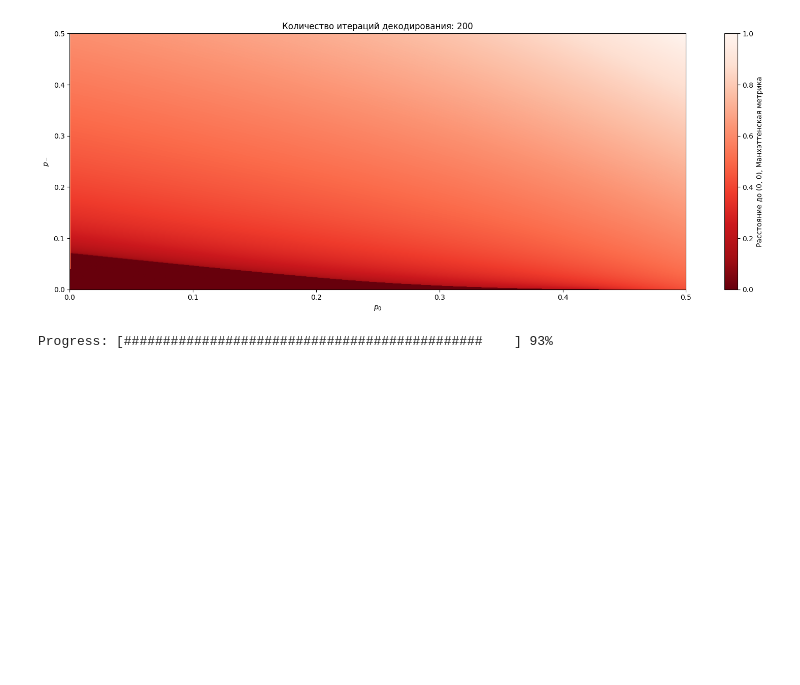
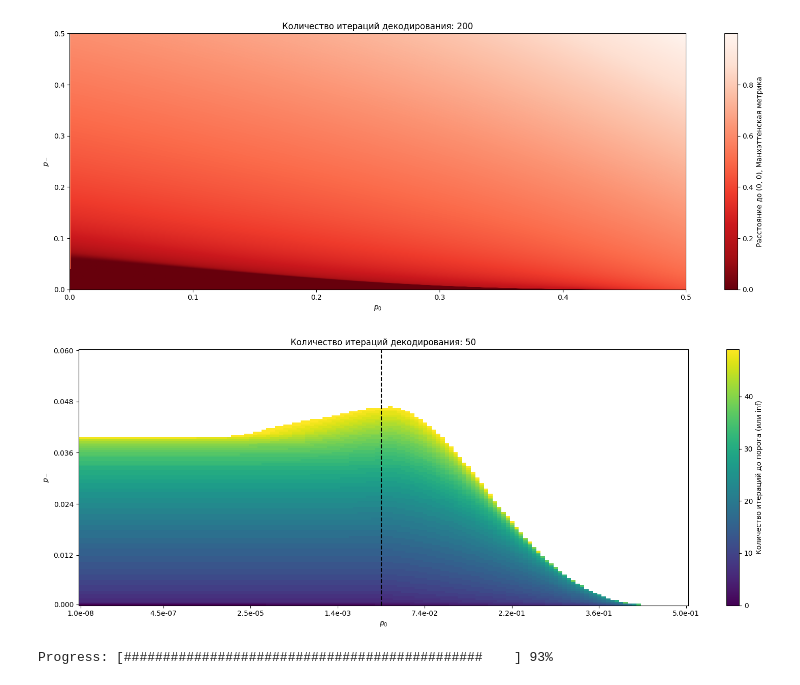
Before and after one commit to FuIluha/ldpc-for-flash-memory, a Jupyter notebook: DE_MinSum_BEC/DE_BEC_IR.ipynb, the cells around one changed output. Drawn from its saved outputs; the diff is of its cells as text; code cells hidden in the pictures; blank space fills up the shorter version.

```diff
--- a/DE_MinSum_BEC/DE_BEC_IR.ipynb
+++ b/DE_MinSum_BEC/DE_BEC_IR.ipynb
@@ -165,7 +166,7 @@ for p0, p_minus in tqdm(product(p0_vals, p_minus_vals), total=len(p0_vals)*len(p
             delta=p_minus,
             rho={6: 1},
             lmbd={3: 1},
-            num_iters=200
+            num_iters=20
         )
     else:
         p0_example, p_minus_example = [0.5], [0.5]
@@ -186,3 +187,57 @@ plt.tight_layout()
 plt.savefig("heatmap.png")
 # %% [output]
 [figure]
+# %%
+p0_lim = np.float64(0)
+p_minus_lim = np.float64(0)
+
+p0_vals = np.hstack([np.logspace(-8, -2, 70), np.linspace(1e-2, 0.5, 70, dtype=np.float64)])
+p_minus_vals = np.linspace(0, 0.06, 140, dtype=np.float64)
+threshold = 1e-15
+
+p_heat = []
+for p0, p_minus in tqdm(product(p0_vals, p_minus_vals), total=len(p0_vals)*len(p_minus_vals), desc="Grid search"):
+    p0_example, p_minus_example = [], []
+    for i in range(1, 51):
+        if p0 + p_minus <= 1:
+            p0_example_cur, p_minus_example_cur, p_plus_example_cur = density_evolution_bec_irregular(
+                epsilon=p0,
+                delta=p_minus,
+                rho={6: 1},
+                lmbd={3: 1},
+                num_iters=i
+            )
+        else:
+            p0_example_cur, p_minus_example_cur = [0.5], [0.5]
+        p0_example.append(p0_example_cur[-1])
+        p_minus_example.append(p_minus_example_cur[-1])
+    p_heat.append(next(iter(np.where((np.array(p0_example) + np.array(p_minus_example)) < threshold)[0]), float('inf')))
+
+# Преобразуем в матрицу для тепловой карты
+p_heat = np.array(p_heat).reshape(len(p0_vals), len(p_minus_vals))
+
+plt.figure(figsize=(16, 6))
+plt.imshow(p_heat.T, origin='lower', aspect='auto')  # равномерный масштаб по обеим осям
+
+# делаем подписи осей по реальным значениям сетки
+n_xticks = 8   # сколько подписей по оси p0
+n_yticks = 6   # сколько подписей по оси p_minus
+
+xtick_idx = np.linspace(0, len(p0_vals)-1, n_xticks, dtype=int)
+ytick_idx = np.linspace(0, len(p_minus_vals)-1, n_yticks, dtype=int)
+
+plt.xticks(xtick_idx, [f"{p0_vals[i]:.1e}" for i in xtick_idx])   # экспоненциальный формат
+plt.yticks(ytick_idx, [f"{p_minus_vals[i]:.3f}" for i in ytick_idx])
+
+x_val = 1e-2
+x_idx = np.argmin(np.abs(p0_vals - x_val))  # индекс ближайшего к 1e-2
+plt.axvline(x_idx, color='k', linestyle='--')
+
+plt.colorbar(label='Количество итераций до порога (или inf)')
+plt.title('Количество итераций декодирования: 50')
+plt.xlabel('$p_0$')
+plt.ylabel('$p_-$')
+plt.tight_layout()
+plt.show()
+# %% [output]
+[figure, added]
```
Also changed, not shown: parts of 2 cells of this notebook, 4 other files.
